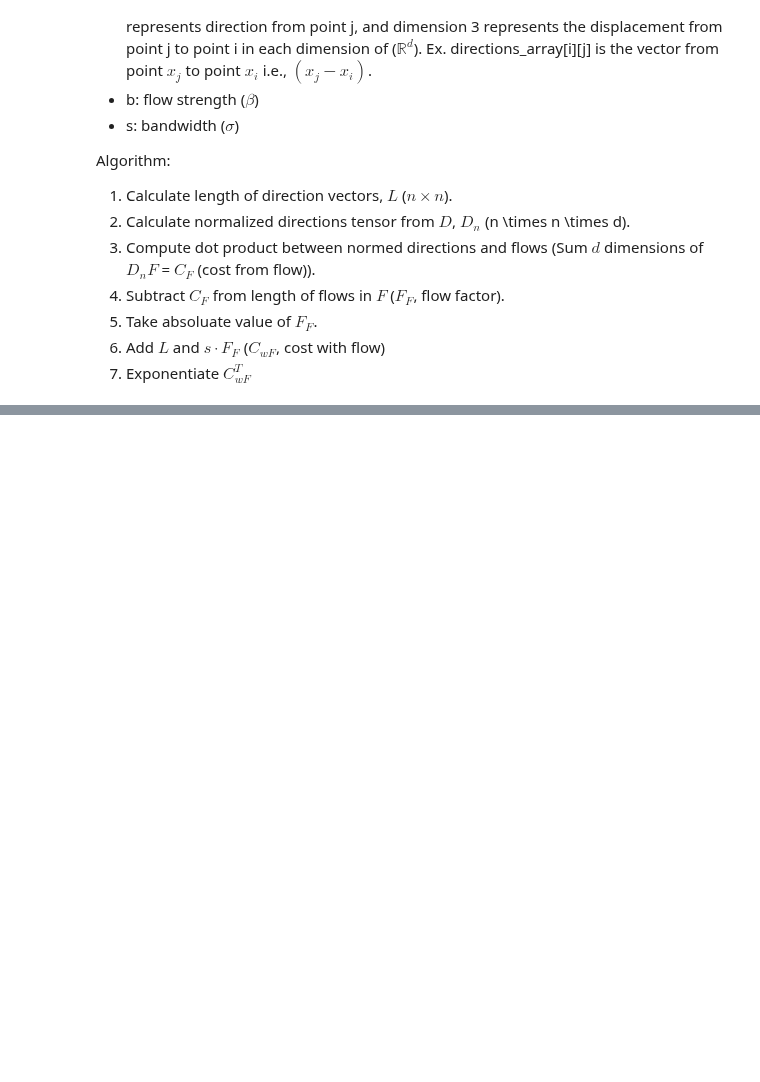
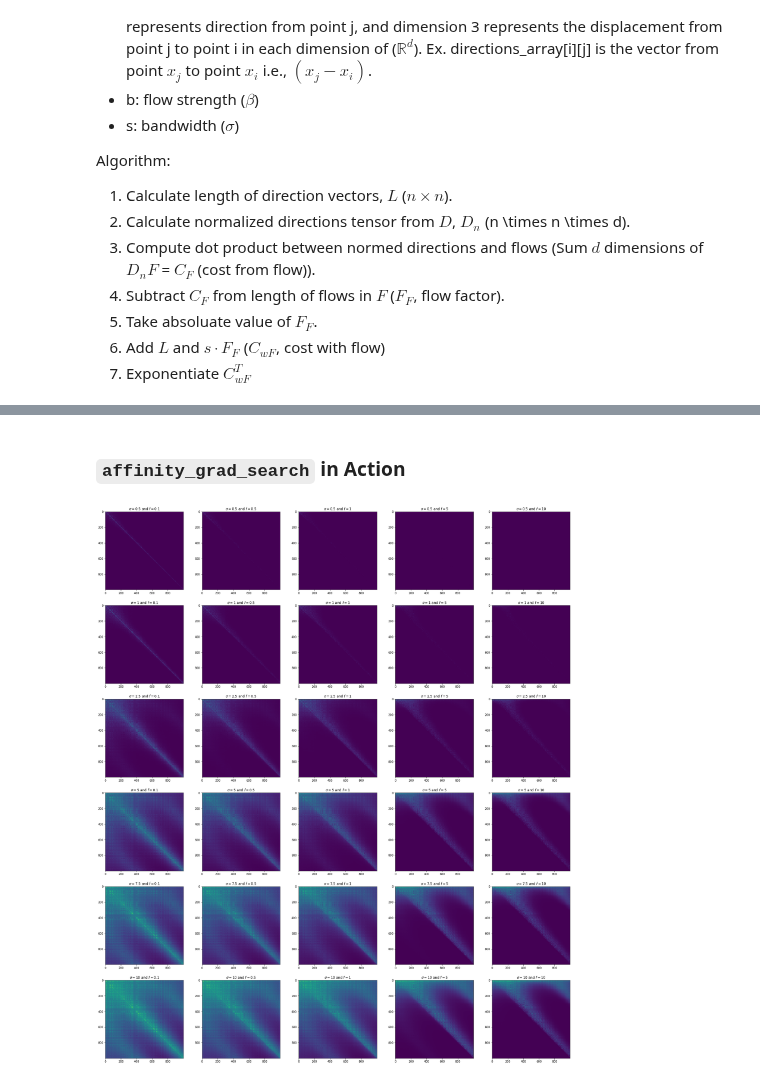
Before and after one commit to professorwug/FRED, a Jupyter notebook: 02a Flashlight Kernel.ipynb, the cells around one changed output, grey strips where cells are left out. Cells and saved outputs as stored; diff of their text form; code cells hidden in the pictures; blank space fills up the shorter version.

```diff
--- a/02a Flashlight Kernel.ipynb
+++ b/02a Flashlight Kernel.ipynb
@@ -130,0 +166,24 @@ def affinity_matrix_from_pointset_to_pointset(
+# %%
+# export
+import matplotlib.pyplot as plt
+
+def affinity_grid_search(X,flow,sigmas, flow_strengths):
+  fig, axs = plt.subplots(len(sigmas),len(flow_strengths), figsize=(len(flow_strengths*6),len(sigmas)*6))
+  X = torch.tensor(X)
+  flow = torch.tensor(flow)
+  for i, s in enumerate(sigmas):
+    for j, f in enumerate(flow_strengths):
+      A = affinity_matrix_from_pointset_to_pointset(X, X, flow, sigma=s, flow_strength=f)
+      A = A.numpy()
+      axs[i][j].set_title(f"$\sigma = {s}$ and $f={f}$")
+      axs[i][j].imshow(A)
+  plt.show()
+# %% [markdown]
+### `affinity_grad_search` in Action
+# %%
+sigmas = [.5,1,2.5,5,7.5,10]
+flow_strengths = [.1,.5,1,5,10]
+
+affinity_grid_search(X, flows, sigmas, flow_strengths)
+# %% [output]
+[figure, added]
```
Also changed, not shown: parts of 11 cells of this notebook, 1 other file.
